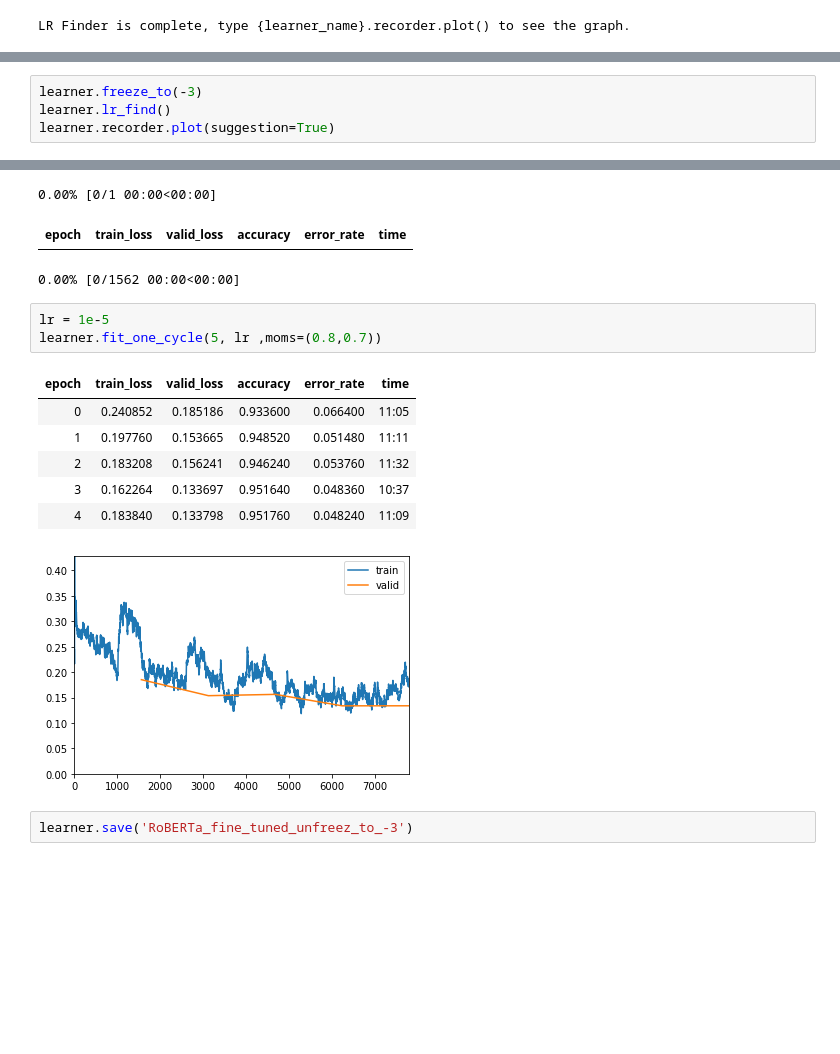
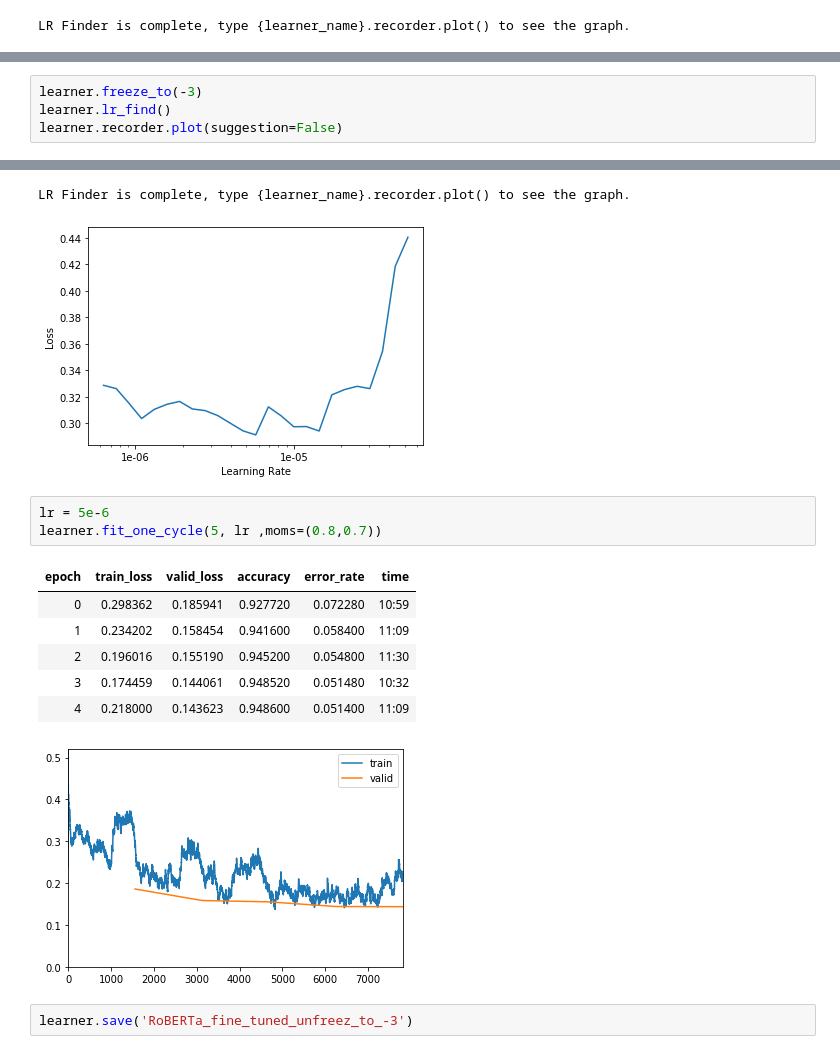
Before and after one commit to Sylar257/Transformers-in-NLP, a Jupyter notebook: Transformer training with Language model tuning.ipynb, the cells around one changed output, grey strips where cells are left out. Drawn from its saved outputs; the diff is of its cells as text; blank space fills up the shorter version.

```diff
--- a/Transformer training with Language model tuning.ipynb
+++ b/Transformer training with Language model tuning.ipynb
@@ -1085,5 +1082,5 @@ learner.fit_one_cycle(5, 1e-3 ,moms=(0.8,0.7))
 # %%
 learner.freeze_to(-3)
 learner.lr_find()
-learner.recorder.plot(suggestion=True)
+learner.recorder.plot(suggestion=False)
 # %% [output]
@@ -1090,17 +1088,16 @@ learner.recorder.plot(suggestion=True)
-0.00% [0/1 00:00<00:00]
+LR Finder is complete, type {learner_name}.recorder.plot() to see the graph.
-| epoch | train_loss | valid_loss | accuracy | error_rate | time |
-0.00% [0/1562 00:00<00:00]
+[figure, added]
 # %%
-lr = 1e-5
+lr = 5e-6
 learner.fit_one_cycle(5, lr ,moms=(0.8,0.7))
 # %% [output]
 | epoch | train_loss | valid_loss | accuracy | error_rate | time |
-| 0 | 0.240852 | 0.185186 | 0.933600 | 0.066400 | 11:05 |
-| 1 | 0.197760 | 0.153665 | 0.948520 | 0.051480 | 11:11 |
-| 2 | 0.183208 | 0.156241 | 0.946240 | 0.053760 | 11:32 |
-| 3 | 0.162264 | 0.133697 | 0.951640 | 0.048360 | 10:37 |
-| 4 | 0.183840 | 0.133798 | 0.951760 | 0.048240 | 11:09 |
+| 0 | 0.298362 | 0.185941 | 0.927720 | 0.072280 | 10:59 |
+| 1 | 0.234202 | 0.158454 | 0.941600 | 0.058400 | 11:09 |
+| 2 | 0.196016 | 0.155190 | 0.945200 | 0.054800 | 11:30 |
+| 3 | 0.174459 | 0.144061 | 0.948520 | 0.051480 | 10:32 |
+| 4 | 0.218000 | 0.143623 | 0.948600 | 0.051400 | 11:09 |
-[figure, old version]
+[figure, new version]
 # %%
 learner.save('RoBERTa_fine_tuned_unfreez_to_-3')
 # %%
```
Also changed, not shown: parts of 18 cells of this notebook.
